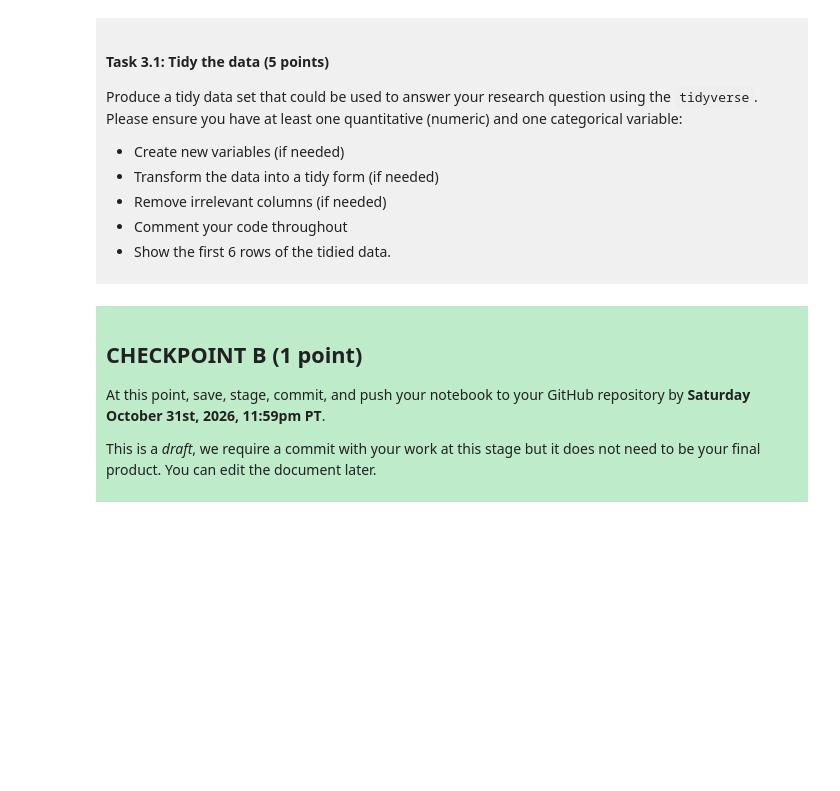
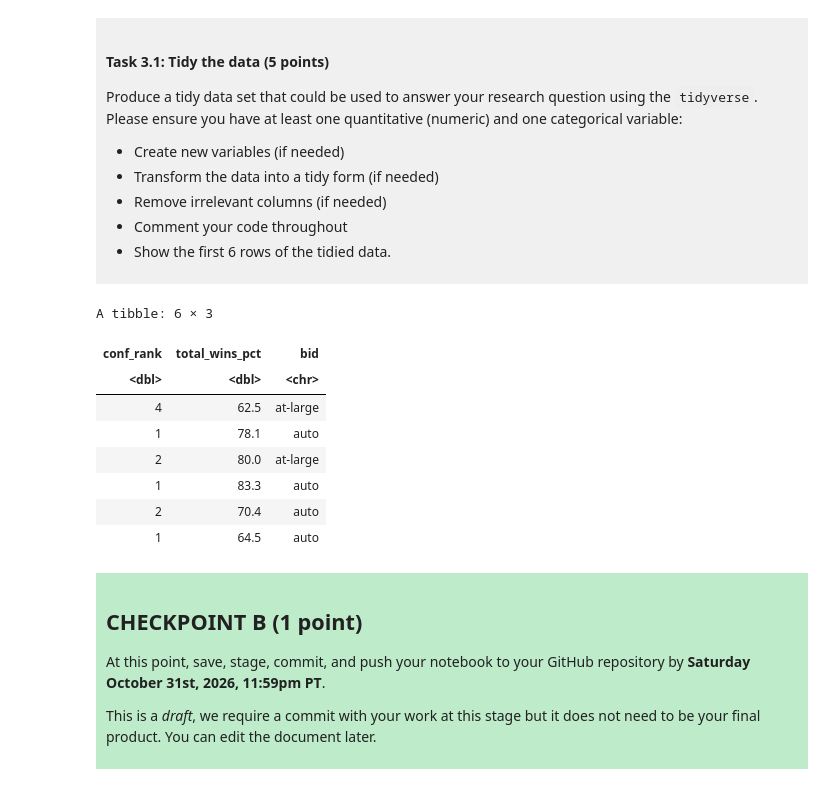
Before and after one commit to chuning-s/dsci-100-project-chuning-sun, a Jupyter notebook: dsci-100-project-notebook.ipynb, the cells around one changed output. Cells and saved outputs as stored; diff of their text form; code cells hidden in the pictures; blank space fills up the shorter version.

```diff
--- a/dsci-100-project-notebook.ipynb
+++ b/dsci-100-project-notebook.ipynb
@@ -189,7 +212,26 @@ Produce a tidy data set that could be used to answer your research question usin
 
 </div>
 # %%
-### EDIT THIS CODE CELL ###
+baseball_tidy <- baseball_data |>
+
+#Keep only variables related to the research question
+select (conf_rank, total_wins_pct, bid)|>
+
+#Remove rows with missing conference rank values
+filter (!is.na (conf_rank))
+
+#Show the first 6 rows
+head(baseball_tidy, n=6)
+# %% [output]
+A tibble: 6 × 3
+| conf_rank | total_wins_pct | bid |
+| <dbl> | <dbl> | <chr> |
+| 4 | 62.5 | at-large |
+| 1 | 78.1 | auto |
+| 2 | 80.0 | at-large |
+| 1 | 83.3 | auto |
+| 2 | 70.4 | auto |
+| 1 | 64.5 | auto |
 # %% [markdown]
 <div style="background-color: #beebca; padding: 10px;">
 
```
Also changed, not shown: parts of 3 cells of this notebook.
